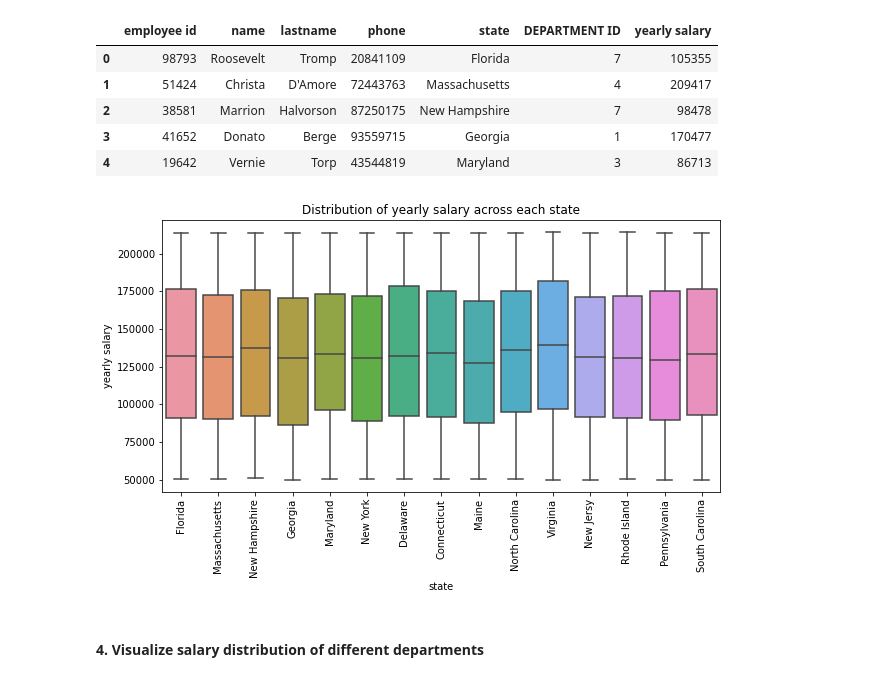
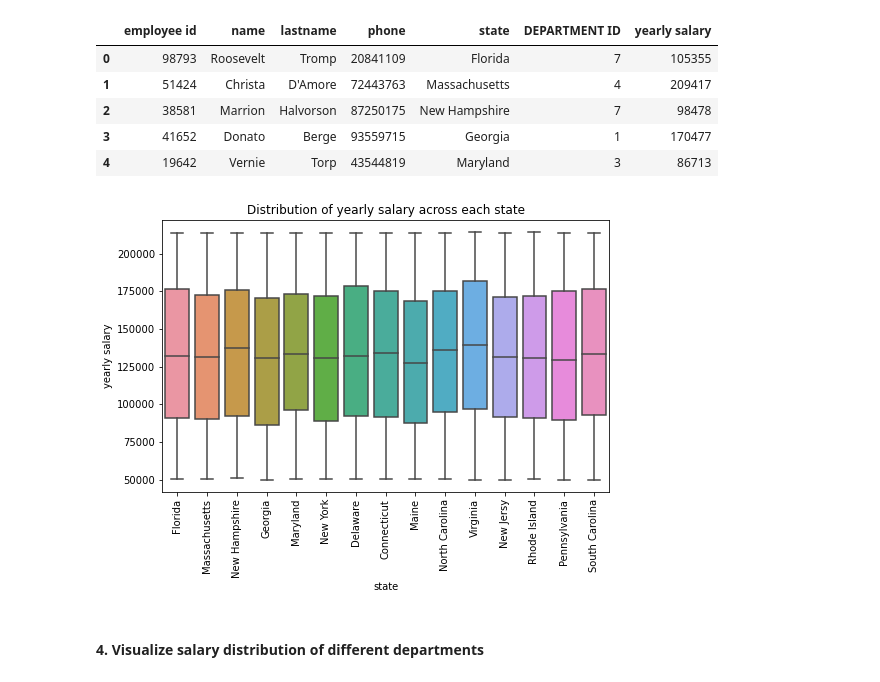
Before and after one commit to Chandana-799/DATA601_tuesday, a Jupyter notebook: week07/hw-07 (3).ipynb, the cells around one changed output. Drawn from its saved outputs; the diff is of its cells as text; code cells hidden in the pictures.

```diff
--- a/week07/hw-07 (2).ipynb
+++ b/week07/hw-07 (3).ipynb
@@ -387,16 +387,16 @@ df_q3.head()
 | 3 | 41652 | Donato | Berge | 93559715 | Georgia | 1 | 170477 |
 | 4 | 19642 | Vernie | Torp | 43544819 | Maryland | 3 | 86713 |
 # %%
-plt.figure(figsize=(10,5))
+plt.figure(figsize=(8,5))
 
 sns.boxplot(x='state', y='yearly salary',data=df_q3)
 
 plt.title('Distribution of yearly salary across each state')
 plt.xticks(rotation=90)
 
 plt.show()
 # %% [output]
-[figure, old version]
+[figure, new version]
 # %% [markdown]
 #### 4. Visualize salary distribution of different departments
 # %%
```
Also changed, not shown: parts of 4 cells of this notebook.
